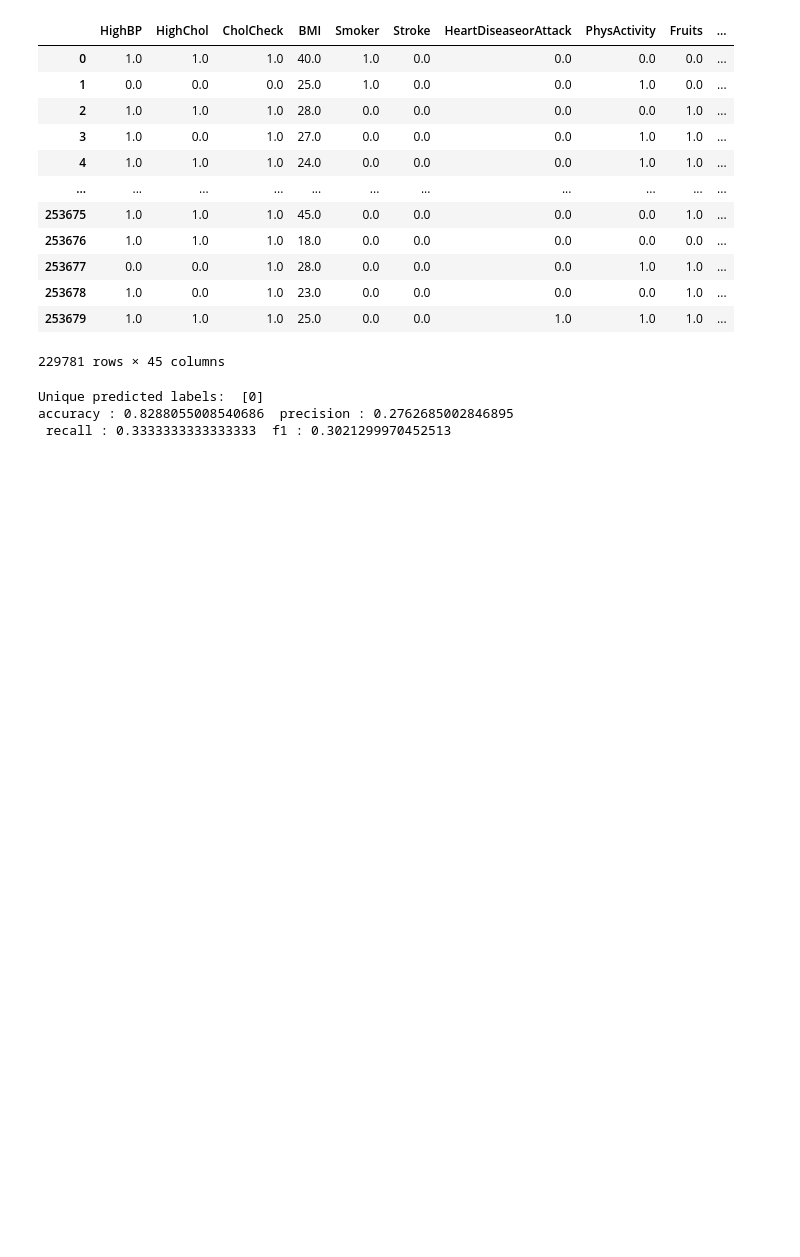
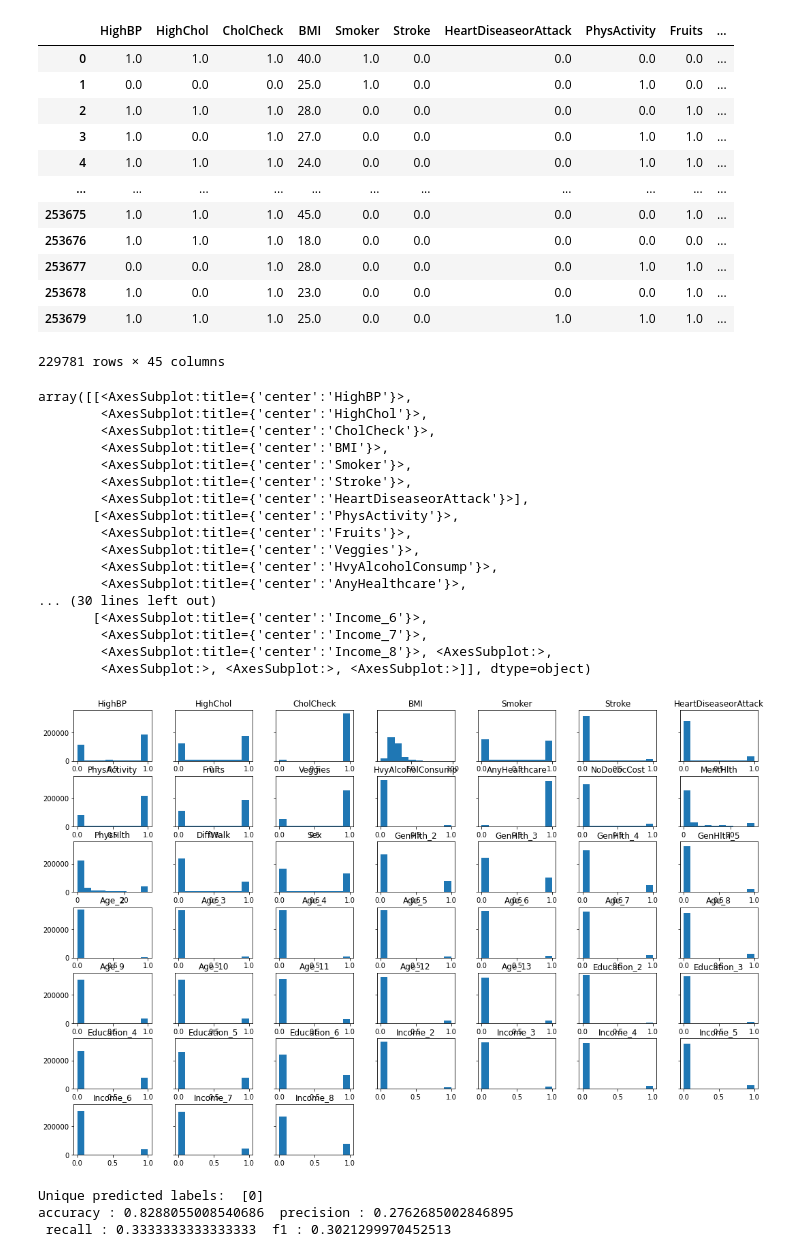
Before and after one commit to BruciiZ/stats302final, a Jupyter notebook: SMOTE.ipynb, the cells around one changed output. Drawn from its saved outputs; the diff is of its cells as text; code cells hidden in the pictures; blank space fills up the shorter version.

```diff
--- a/SMOTE.ipynb
+++ b/SMOTE.ipynb
@@ -4,7 +4,7 @@ import numpy as np
 import pandas as pd
 
 ## read the raw data file
-df = pd.read_csv('raw_data/diabetes_012_health_indicators_BRFSS2015.csv')
+df = pd.read_csv('../raw_data/diabetes_012_health_indicators_BRFSS2015.csv')
 df.head()
 
 # drop duplicates
@@ -79,6 +79,27 @@ from imblearn.over_sampling import SMOTE
 smote = SMOTE(random_state=42)
 
 X_smote, y_smote = smote.fit_resample(X_train, y_train)
+# %%
+X_smote.hist(figsize=(18,12), grid=False, sharey=True)
+# %% [output]
+array([[<AxesSubplot:title={'center':'HighBP'}>,
+        <AxesSubplot:title={'center':'HighChol'}>,
+        <AxesSubplot:title={'center':'CholCheck'}>,
+        <AxesSubplot:title={'center':'BMI'}>,
+        <AxesSubplot:title={'center':'Smoker'}>,
+        <AxesSubplot:title={'center':'Stroke'}>,
+        <AxesSubplot:title={'center':'HeartDiseaseorAttack'}>],
+       [<AxesSubplot:title={'center':'PhysActivity'}>,
+        <AxesSubplot:title={'center':'Fruits'}>,
+        <AxesSubplot:title={'center':'Veggies'}>,
+        <AxesSubplot:title={'center':'HvyAlcoholConsump'}>,
+        <AxesSubplot:title={'center':'AnyHealthcare'}>,
+... (30 lines left out)
+       [<AxesSubplot:title={'center':'Income_6'}>,
+        <AxesSubplot:title={'center':'Income_7'}>,
+        <AxesSubplot:title={'center':'Income_8'}>, <AxesSubplot:>,
+        <AxesSubplot:>, <AxesSubplot:>, <AxesSubplot:>]], dtype=object)
+[figure, added]
 # %%
 ## Standard scaling
 from sklearn.preprocessing import StandardScaler
```
Also changed, not shown: 23 other files.
